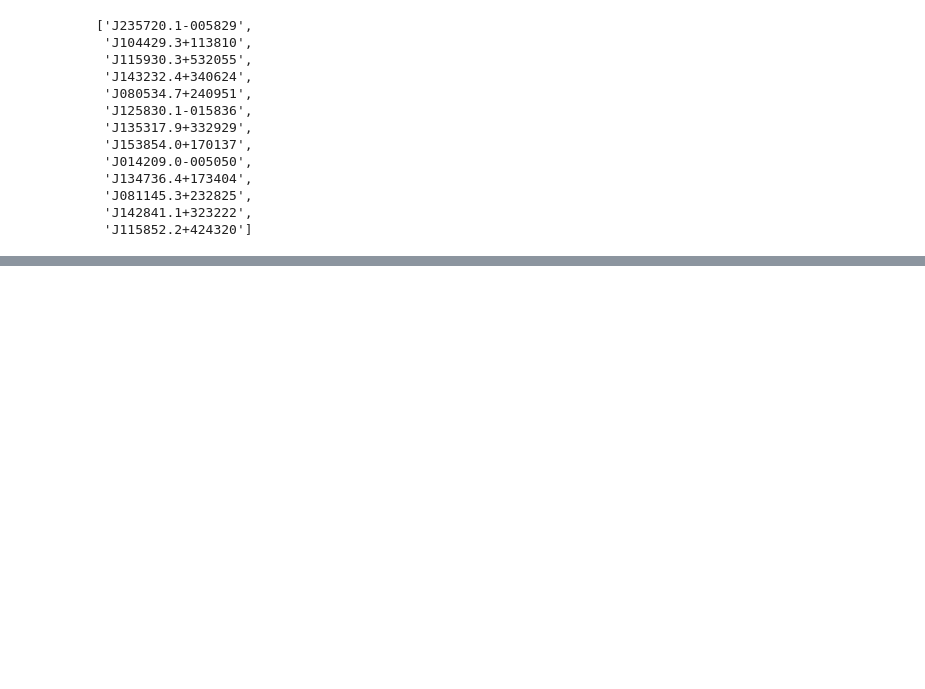
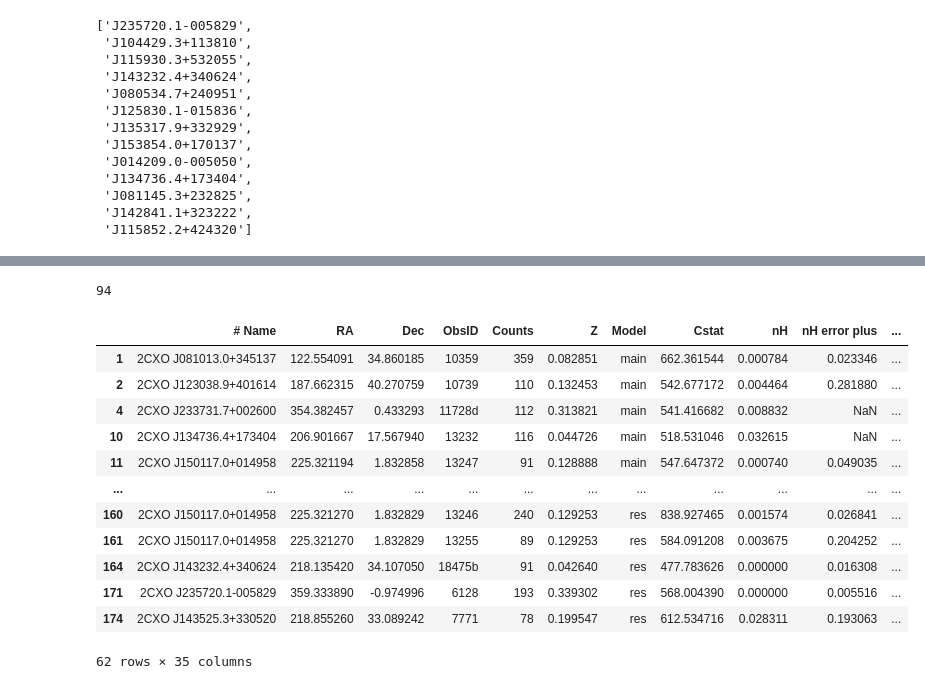
Before and after one commit to kciurleo/AGN, a Jupyter notebook: unorganized/more_testing.ipynb, the cells around one changed output, grey strips where cells are left out. Cells and saved outputs as stored; diff of their text form; code cells hidden in the pictures; blank space fills up the shorter version.

```diff
--- a/unorganized/more_testing.ipynb
+++ b/unorganized/more_testing.ipynb
@@ -363,0 +387,22 @@ seth_unabsorbed_table51=['J142859.9+330318',
+# %%
+len(candidate_info['# Name'].unique())
+# %% [output]
+94
+# %%
+candidate_info['IAU_stripped']=candidate_info['# Name'].str[5:]
+# %%
+candidate_info[candidate_info['IAU_stripped'].isin(seth_unabsorbed_table51)]
+# %% [output]
+|  | # Name | RA | Dec | ObsID | Counts | Z | Model | Cstat | nH | nH error plus | ... |
+| 1 | 2CXO J081013.0+345137 | 122.554091 | 34.860185 | 10359 | 359 | 0.082851 | main | 662.361544 | 0.000784 | 0.023346 | ... |
+| 2 | 2CXO J123038.9+401614 | 187.662315 | 40.270759 | 10739 | 110 | 0.132453 | main | 542.677172 | 0.004464 | 0.281880 | ... |
+| 4 | 2CXO J233731.7+002600 | 354.382457 | 0.433293 | 11728d | 112 | 0.313821 | main | 541.416682 | 0.008832 | NaN | ... |
+| 10 | 2CXO J134736.4+173404 | 206.901667 | 17.567940 | 13232 | 116 | 0.044726 | main | 518.531046 | 0.032615 | NaN | ... |
+| 11 | 2CXO J150117.0+014958 | 225.321194 | 1.832858 | 13247 | 91 | 0.128888 | main | 547.647372 | 0.000740 | 0.049035 | ... |
+| ... | ... | ... | ... | ... | ... | ... | ... | ... | ... | ... | ... |
+| 160 | 2CXO J150117.0+014958 | 225.321270 | 1.832829 | 13246 | 240 | 0.129253 | res | 838.927465 | 0.001574 | 0.026841 | ... |
+| 161 | 2CXO J150117.0+014958 | 225.321270 | 1.832829 | 13255 | 89 | 0.129253 | res | 584.091208 | 0.003675 | 0.204252 | ... |
+| 164 | 2CXO J143232.4+340624 | 218.135420 | 34.107050 | 18475b | 91 | 0.042640 | res | 477.783626 | 0.000000 | 0.016308 | ... |
+| 171 | 2CXO J235720.1-005829 | 359.333890 | -0.974996 | 6128 | 193 | 0.339302 | res | 568.004390 | 0.000000 | 0.005516 | ... |
+| 174 | 2CXO J143525.3+330520 | 218.855260 | 33.089242 | 7771 | 78 | 0.199547 | res | 612.534716 | 0.028311 | 0.193063 | ... |
+62 rows × 35 columns
```
Also changed, not shown: parts of 7 cells of this notebook, 3 other files.
